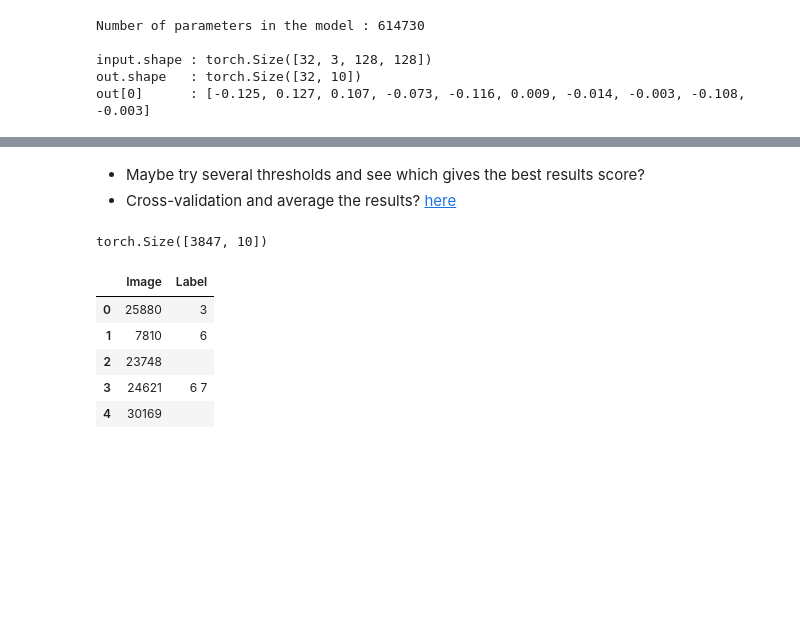
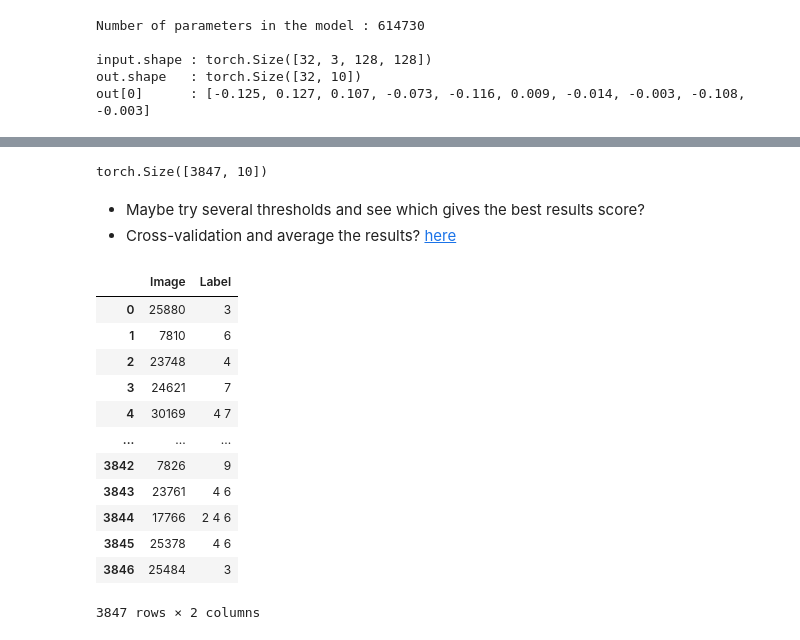
Before and after one commit to robsyc/ProteinLocalizer, a Jupyter notebook: new_notebook.ipynb, the cells around one changed output, grey strips where cells are left out. Saved outputs shown, nothing was run; the diff lists cells and outputs as text; code cells hidden in the pictures; blank space fills up the shorter version.

```diff
--- a/new_notebook.ipynb
+++ b/new_notebook.ipynb
@@ -234,6 +229,20 @@ Example of a sample:
 Labels: Nuclear bodies(1) Nucleoplasm(4)
 [figure]
 # %%
+def F_score(output, label, threshold=THRESHOLD, beta=1):
+    prob = output > threshold
+    label = label > threshold
+
+    TP = (prob & label).sum(1).float()
+    TN = ((~prob) & (~label)).sum(1).float()
+    FP = (prob & (~label)).sum(1).float()
+    FN = ((~prob) & label).sum(1).float()
+
+    precision = torch.mean(TP / (TP + FP + 1e-12))
+    recall = torch.mean(TP / (TP + FN + 1e-12))
+    F2 = (1 + beta**2) * precision * recall / (beta**2 * precision + recall + 1e-12)
+    return F2.mean(0)
+
 class MultilabelImageClassificationBase(nn.Module):
     def training_step(self, batch, alpha):
         images, targets, weights = batch
@@ -242,7 +251,8 @@ class MultilabelImageClassificationBase(nn.Module):
         y_hat = self(images)
         loss = nn.BCEWithLogitsLoss()(y_hat, targets)
 
-        weights_adjusted = alpha * weights + (1 - alpha)
+        # first few epochs: with sample weighting based on class imbalance
+        weights_adjusted = weights * alpha + (1 - alpha)
         loss = (loss * weights_adjusted.unsqueeze(1)).mean()
 
         return loss
@@ -250,9 +260,9 @@ class MultilabelImageClassificationBase(nn.Module):
     def validation_step(self, batch):
         images, targets = batch
         images, targets = images.to(DEVICE), targets.to(DEVICE)
-        out = self(images)
+        out = self(images).to(DEVICE)
         loss = nn.BCEWithLogitsLoss()(out, targets)
-        score = MultilabelF1Score(num_labels=NUM_CLASSES, threshold=THRESHOLD, average='macro')(out, targets)
+        score = F_score(out, targets)
         return {'val_loss': loss.detach(), 'val_score': score.detach() }
 
     def validation_epoch_end(self, outputs):
@@ -687,27 +708,16 @@ def get_submission(model, dl, model_name="model"):
     test_preds = predict_dl(dl, model, threshold=THRESHOLD)
     submission_df = pd.read_csv(TEST_CSV)
     submission_df["Label"] = test_preds
-    submission_df.to_csv("submission.csv", index=False)
+    submission_df.to_csv(model_name + "_submission.csv", index=False)
     return submission_df
 
-submission_CNN = get_submission(CNN_model, test_dl, model_name="CNN")
-submission_PLCNN = get_submission(PLCNN_model, test_dl, model_name="PLCNN")
+# submission_CNN = get_submission(CNN_model, test_dl, model_name="CNN")
+# submission_PLCNN = get_submission(PLCNN_model, test_dl, model_name="PLCNN")
 submission_EfficientNet = get_submission(EfficientNet_model, test_dl, model_name="EfficientNet")
-submission_EfficientNetV2 = get_submission(EfficientNetV2_model, test_dl, model_name="EfficientNetV2")
-submission_ResNet = get_submission(ResNet_model, test_dl, model_name="ResNet")
+# submission_EfficientNetV2 = get_submission(EfficientNetV2_model, test_dl, model_name="EfficientNetV2")
+# submission_ResNet = get_submission(ResNet_model, test_dl, model_name="ResNet")
+# %% [output]
+torch.Size([3847, 10])
 # %% [markdown]
 - Maybe try several thresholds and see which gives the best results score?
 - Cross-validation and average the results? [here](https://www.kaggle.com/code/ronaldokun/multilabel-stratification-cv-and-ensemble)
-# %%
-test_preds = predict_dl(test_dl, CNN_model, threshold=THRESHOLD)
-submission_df = pd.read_csv(TEST_CSV)
-submission_df["Label"] = test_preds
-submission_df.head()
-# %% [output]
-torch.Size([3847, 10])
-|  | Image | Label |
-| 0 | 25880 | 3 |
-| 1 | 7810 | 6 |
-| 2 | 23748 |  |
-| 3 | 24621 | 6 7 |
-| 4 | 30169 |  |
@@ -715,0 +724,16 @@ submission_df.to_csv('submission.csv', index=False)
+# %%
+submission_EfficientNet
+# %% [output]
+|  | Image | Label |
+| 0 | 25880 | 3 |
+| 1 | 7810 | 6 |
+| 2 | 23748 | 4 |
+| 3 | 24621 | 7 |
+| 4 | 30169 | 4 7 |
+| ... | ... | ... |
+| 3842 | 7826 | 9 |
+| 3843 | 23761 | 4 6 |
+| 3844 | 17766 | 2 4 6 |
+| 3845 | 25378 | 4 6 |
+| 3846 | 25484 | 3 |
+3847 rows × 2 columns
```
Also changed, not shown: parts of 18 cells of this notebook, 1 other file.
